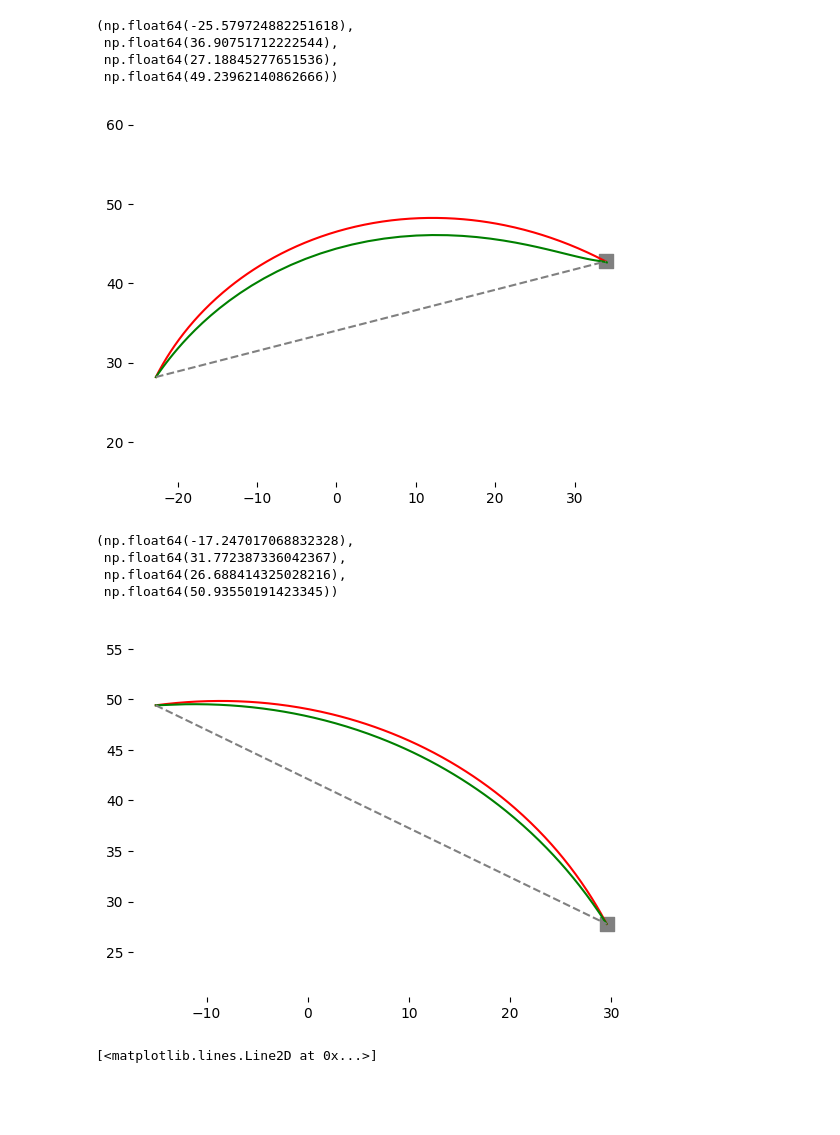
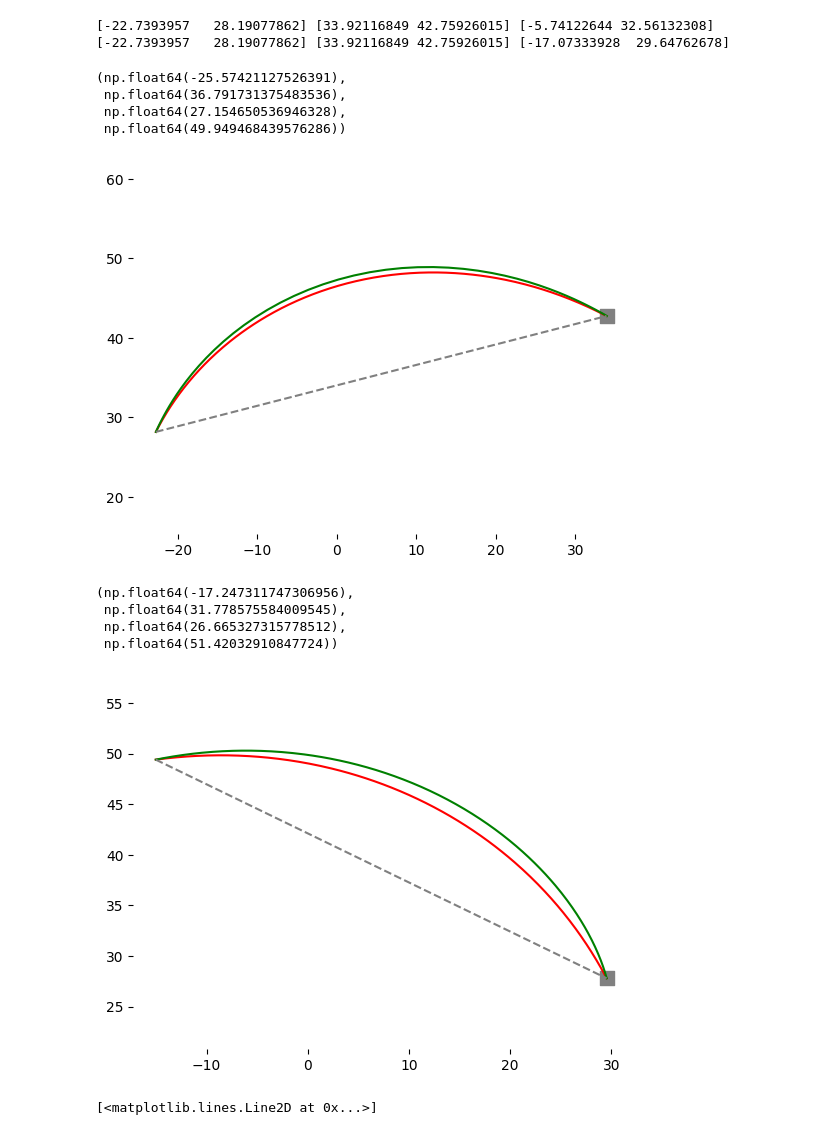
Before and after one commit to AlexandreThy/PhD, a Jupyter notebook: CurrentParts/PathConstraint.ipynb, the cells around one changed output. Drawn from its saved outputs; the diff is of its cells as text; code cells hidden in the pictures; blank space fills up the shorter version.

```diff
--- a/CurrentParts/PathConstraint.ipynb
+++ b/CurrentParts/PathConstraint.ipynb
@@ -7,28 +7,28 @@ from Helpers.Environment import *
 # %%
 def Compute_path(x0,xf,factor,percent):
     xtarget = x0 + percent*(xf-x0)
+    print(x0,xf,xtarget)
     ts,te= newton(newtonf,newtondf,1e-8,1000,xtarget[0],xtarget[1])
     ts0,te0 = newton(newtonf,newtondf,1e-8,1000,x0[0],x0[1])
-    mylambda = ts-ts0
-    k = (te-te0)/mylambda
+    k = (te-te0)/(ts-ts0)
     Qk=np.zeros((8,8))
 
     Qk[0,0] = k*k
-    Qk[0,6] = -k*k
-    Qk[6,0] = -k*k
-    Qk[6,6] = k*k
+    #Qk[0,6] = -k*k
+    #Qk[6,0] = -k*k
+    #Qk[6,6] = k*k
     Qk[0,3] = -k
     Qk[3,0] = -k
-    Qk[0,7] = k
-    Qk[7,0] = k
-    Qk[1,6] = k
-    Qk[6,1] = k
-    Qk[6,7] = -k
-    Qk[7,6] = -k
+    #Qk[0,7] = k
+    #Qk[7,0] = k
+    #Qk[1,6] = k
+    #Qk[6,1] = k
+    #Qk[6,7] = -k
+    #Qk[7,6] = -k
     Qk[3,3] = 1
-    Qk[3,7] = -1
-    Qk[7,3] = -1
-    Qk[7,7] = 1
+    #Qk[3,7] = -1
+    #Qk[7,3] = -1
+    #Qk[7,7] = 1
     return Qk*factor
 # %%
 def Feedback_Linearization_witPathConstraint(Duration = .6,w1 = 1e8,w2 = 1e8,w3 = 1e4,w4 = 1e4,wp = 1e4,r1 = 1e-5,r2 = 1e-5,targets = [0,55],starting_point = [0,30] ,Activate_Noise = False,Num_iter = 300,Showu=False, ShowJ = False, ShowEstimate = False,Delay = .06,AdditionalDynamics = {},taupath = .1,percent = .3):
@@ -121,6 +121,7 @@ def Feedback_Linearization_witPathConstraint(Duration = .6,w1 = 1e8,w2 = 1e8,w3
     for k in range(Num_iter-1):
         L = np.linalg.inv(R+B_basic.T@S@B_basic)@B_basic.T@S@A_basic
         array_L[Num_iter-2-k] = L
+        if k == 6: Qk = 0
         S = Qk*np.exp(-k*dt/taupath)+A_basic.T@S@(A_basic-B_basic@L)
         array_S[Num_iter-2-k] = S
 
@@ -264,26 +288,28 @@ plt.axis("equal")
 # %%
 X0= [70,110]
 XN=[20,60]
 
 fig,ax = plt.subplots()
 start = ToCartesian(np.array(X0)/180*pi)
 end = ToCartesian(np.array(XN)/180*pi)
 
 plt.scatter(end[0],end[1],marker = "s",color="grey",s = 100)
 
 X,Y = Feedback_Linearization_witPathConstraint(wp = 0,taupath = 1e-2,starting_point=start,targets=end)
 plt.plot(X,Y,color = "red")
-X,Y = Feedback_Linearization_witPathConstraint(wp = 30,taupath = .04,Num_iter=60,starting_point=start,targets=end,percent = .2)
+X,Y = Feedback_Linearization_witPathConstraint(wp = 1e1*5,Num_iter=60,starting_point=start,targets=end,percent = .1)
 plt.plot(X,Y,color = "green")
 plt.plot(np.linspace(start[0],end[0],60),np.linspace(start[1],end[1],60),color = "grey",linestyle = "--")
 delete_axis(ax)
 plt.axis("equal")
 # %% [output]
-(np.float64(-25.579724882251618),
- np.float64(36.90751712222544),
- np.float64(27.18845277651536),
- np.float64(49.23962140862666))
+[-22.7393957   28.19077862] [33.92116849 42.75926015] [-5.74122644 32.56132308]
+[-22.7393957   28.19077862] [33.92116849 42.75926015] [-17.07333928  29.64762678]
+(np.float64(-25.57421127526391),
+ np.float64(36.791731375483536),
+ np.float64(27.154650536946328),
+ np.float64(49.949468439576286))
-[figure, old version]
+[figure, new version]
 # %%
 X0= [70,70]
 XN=[-10,100]
@@ -301,11 +327,11 @@ plt.plot(np.linspace(start[0],end[0],60),np.linspace(start[1],end[1],60),color =
 delete_axis(ax)
 plt.axis("equal")
 # %% [output]
-(np.float64(-17.247017068832328),
- np.float64(31.772387336042367),
- np.float64(26.688414325028216),
- np.float64(50.93550191423345))
+(np.float64(-17.247311747306956),
+ np.float64(31.778575584009545),
+ np.float64(26.665327315778512),
+ np.float64(51.42032910847724))
-[figure, old version]
+[figure, new version]
 # %%
 def test_path(x0,xf,percent):
     xtarget = x0 + percent*(xf-x0)
```
Also changed, not shown: parts of 2 cells of this notebook.
